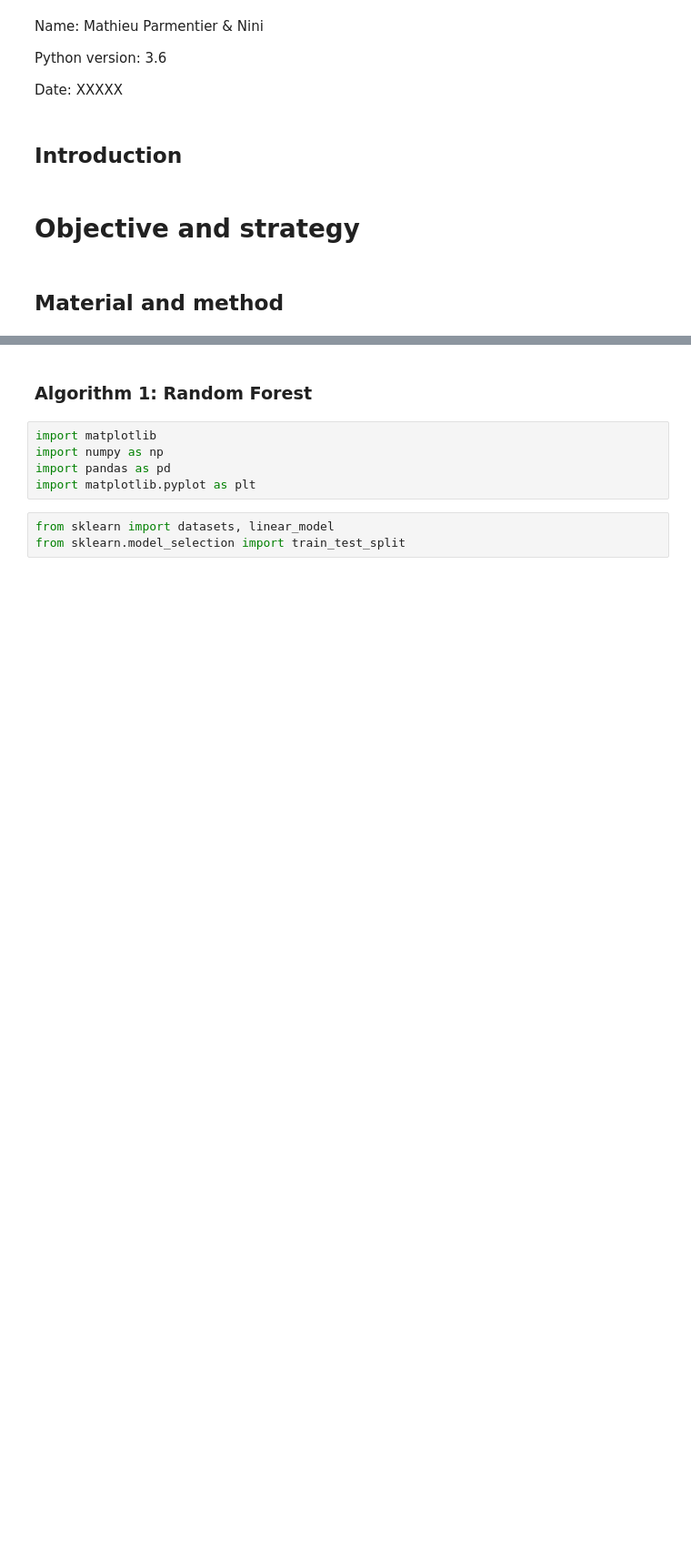
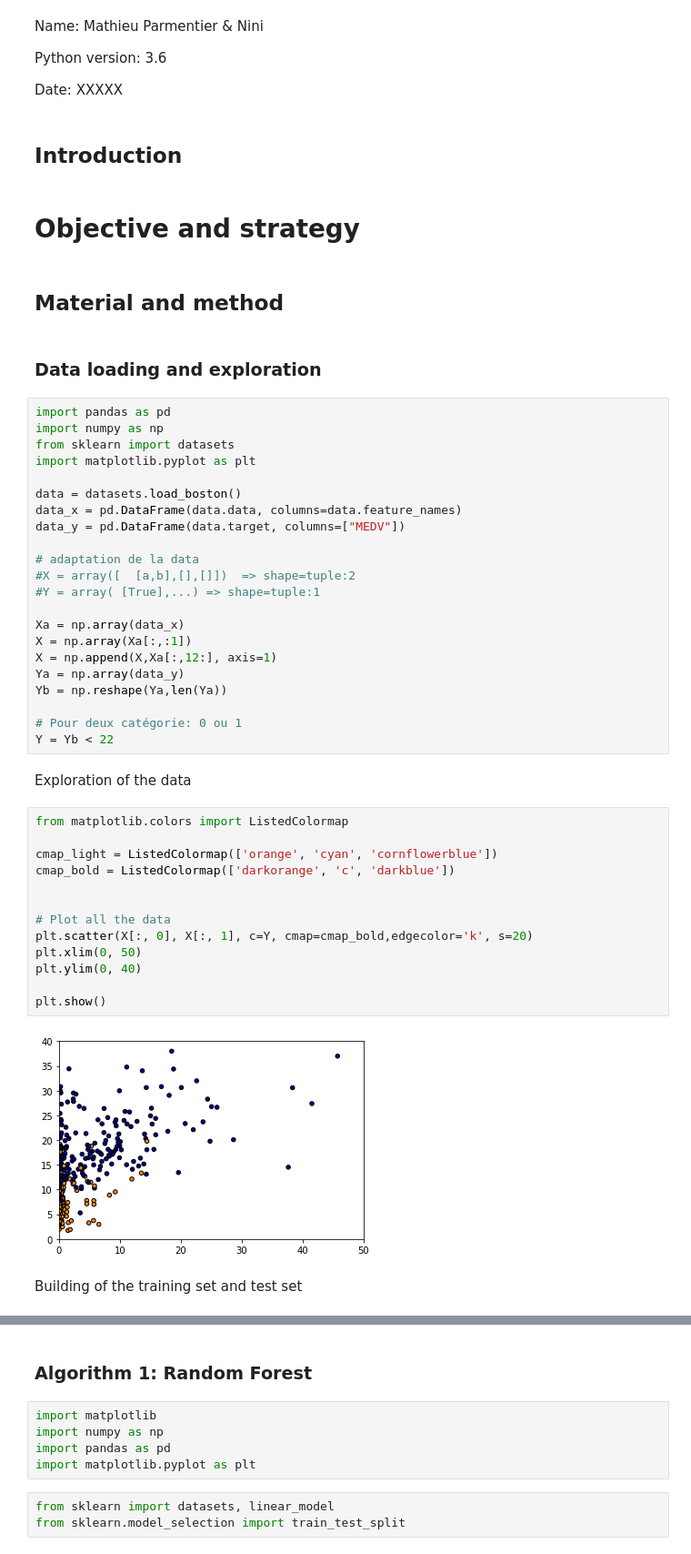
Before and after one commit to sofros/SFML_INFO_F422, a Jupyter notebook: Classification_Notebook.ipynb, the cells around one changed output, grey strips where cells are left out. Shown at 91% size. Drawn from its saved outputs; the diff is of its cells as text; blank space fills up the shorter version.

```diff
--- a/Classification_Notebook.ipynb
+++ b/Classification_Notebook.ipynb
@@ -14,3 +14,46 @@ Date: XXXXX
 # Objective and strategy
 # %% [markdown]
 ## Material and method
+# %% [markdown]
+### Data loading and exploration
+# %%
+import pandas as pd
+import numpy as np
+from sklearn import datasets
+import matplotlib.pyplot as plt
+
+data = datasets.load_boston()
+data_x = pd.DataFrame(data.data, columns=data.feature_names)
+data_y = pd.DataFrame(data.target, columns=["MEDV"])
+
+# adaptation de la data
+#X = array([  [a,b],[],[]])  => shape=tuple:2
+#Y = array( [True],...) => shape=tuple:1
+
+Xa = np.array(data_x)
+X = np.array(Xa[:,:1])
+X = np.append(X,Xa[:,12:], axis=1)
+Ya = np.array(data_y)
+Yb = np.reshape(Ya,len(Ya))
+
+# Pour deux catégorie: 0 ou 1
+Y = Yb < 22
+# %% [markdown]
+Exploration of the data
+# %%
+from matplotlib.colors import ListedColormap
+
+cmap_light = ListedColormap(['orange', 'cyan', 'cornflowerblue'])
+cmap_bold = ListedColormap(['darkorange', 'c', 'darkblue'])
+
+
+# Plot all the data
+plt.scatter(X[:, 0], X[:, 1], c=Y, cmap=cmap_bold,edgecolor='k', s=20)
+plt.xlim(0, 50)
+plt.ylim(0, 40)
+
+plt.show()
+# %% [output]
+[figure, added]
+# %% [markdown]
+Building of the training set and test set
```
Also changed, not shown: parts of 19 cells of this notebook.
